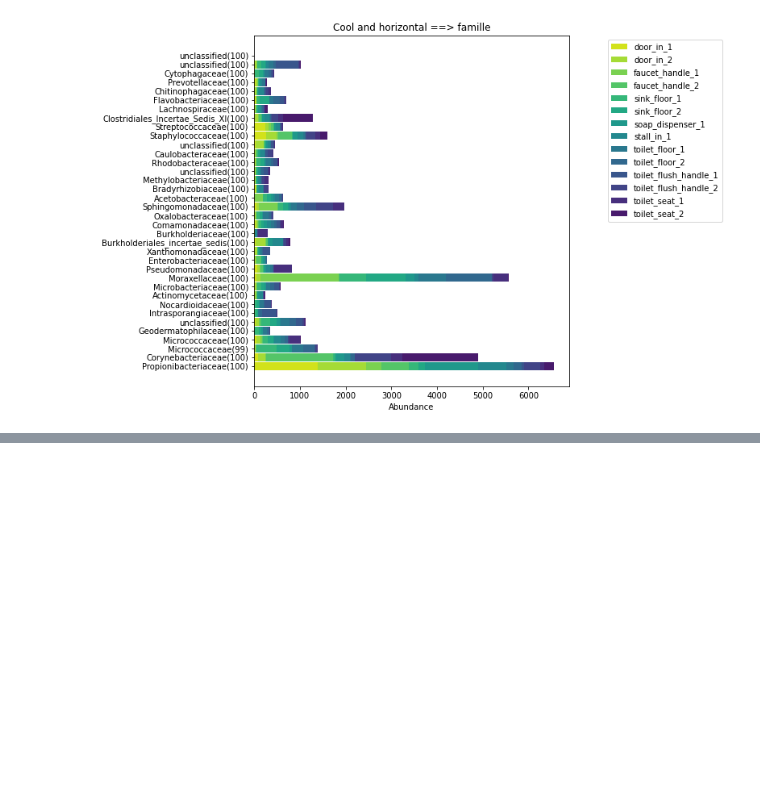
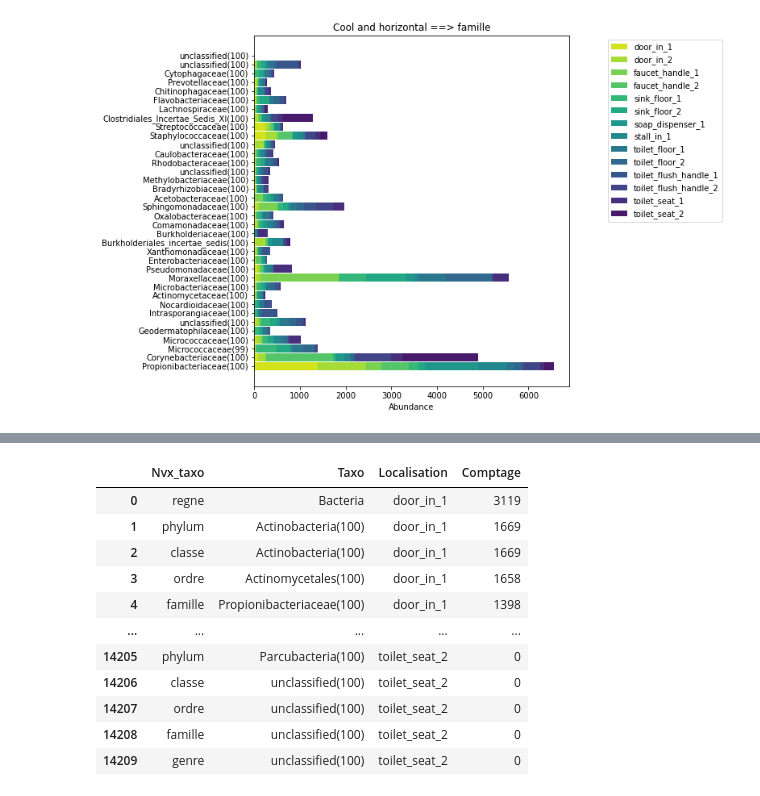
Before and after one commit to mmartelat/vdb_joha_marie, a Jupyter notebook: johaVdb.ipynb, the cells around one changed output, grey strips where cells are left out. Cells and saved outputs as stored; diff of their text form; code cells hidden in the pictures; blank space fills up the shorter version.

```diff
--- a/johaVdb.ipynb
+++ b/johaVdb.ipynb
@@ -635,0 +594,85 @@ LEEEEEROOOOO
+# %%
+
+#Récupère tableau pour une seul taxo voulu
+def getDFFonctionTaxo(df, taxo):
+    filtre = df['Nvx_taxo']==taxo
+    dfTaxo = df[filtre]
+    return dfTaxo
+
+#Récupère tableau avec colonne suprimmer
+def getDFLoc(df, listeColonneSup):
+    dfLoc = df.drop(columns =listeColonneSup , inplace= True )
+    return dfLoc
+#Rècupère seulement colonne taxo de la df voulue
+def getDFColTaxo(df):
+    listeColonneSup=["Nvx_taxo", "door_in_1","door_in_2", "faucet_handle_1",
+                "faucet_handle_2", "sink_floor_1", "sink_floor_2",
+               "soap_dispenser_1", "stall_in_1", "toilet_floor_1",
+               "toilet_floor_2", "toilet_flush_handle_1",
+               "toilet_flush_handle_2", "toilet_seat_1", "toilet_seat_2"]
+    dfT = df.drop(columns =listeColonneSup , inplace= True )
+    return dfT
+
+def getLoc(niv):
+    if niv == 0:
+        return "door_in_1"
+    elif niv == 1:
+        return "door_in_2"
+    elif niv == 2:
+        return "faucet_handle_1"
+    elif niv == 3:
+        return "faucet_handle_2"
+    elif niv == 4:
+        return "sink_floor_1"
+    elif niv == 5:
+        return "sink_floor_2"
+    elif niv == 6:
+        return "soap_dispenser_1"
+    elif niv == 7:
+        return "stall_in_1"
+    elif niv == 8:
+        return "toilet_floor_1"
+    elif niv == 9:
+        return "toilet_floor_2"
+    elif niv == 10:
+        return "toilet_flush_handle_1"
+    elif niv == 11:
+        return "toilet_flush_handle_2"
+    elif niv == 12:
+        return "toilet_seat_1"
+    elif niv == 13:
+        return "toilet_seat_2"
+
+
+#Création df
+def getDFTree(df):
+    listeDf=[]
+    for j in range(0,14):
+        for i in df.index:
+            listeLigne = [df["Nvx_taxo"][i]]
+            listeLigne.append(df["Taxo"][i])
+            loc = getLoc(j)
+            listeLigne.append(loc)
+            listeLigne.append(df[loc][i])
+            listeDf.append(listeLigne)
+    listelegColonne=["Nvx_taxo","Taxo", "Localisation", "Comptage"]
+    ar = np.array(listeDf)
+    df = pandas.DataFrame(ar, columns = listelegColonne )
+    return df
+dicoTaxoTest = getDicoTaxo(df)
+df2 = getDF(dicoTaxoTest)
+df3 = getDFTree(df2)
+df3
+# %% [output]
+|  | Nvx_taxo | Taxo | Localisation | Comptage |
+| 0 | regne | Bacteria | door_in_1 | 3119 |
+| 1 | phylum | Actinobacteria(100) | door_in_1 | 1669 |
+| 2 | classe | Actinobacteria(100) | door_in_1 | 1669 |
+| 3 | ordre | Actinomycetales(100) | door_in_1 | 1658 |
+| 4 | famille | Propionibacteriaceae(100) | door_in_1 | 1398 |
+| ... | ... | ... | ... | ... |
+| 14205 | phylum | Parcubacteria(100) | toilet_seat_2 | 0 |
+| 14206 | classe | unclassified(100) | toilet_seat_2 | 0 |
+| 14207 | ordre | unclassified(100) | toilet_seat_2 | 0 |
+| 14208 | famille | unclassified(100) | toilet_seat_2 | 0 |
+| 14209 | genre | unclassified(100) | toilet_seat_2 | 0 |
```
Also changed, not shown: parts of 18 cells of this notebook.
